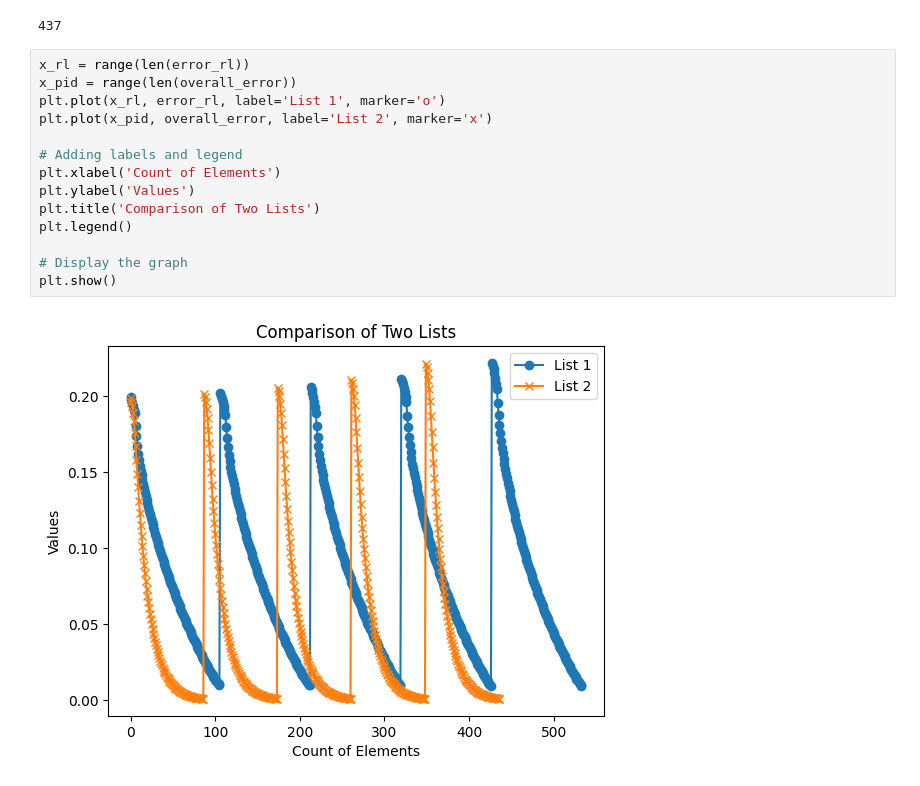
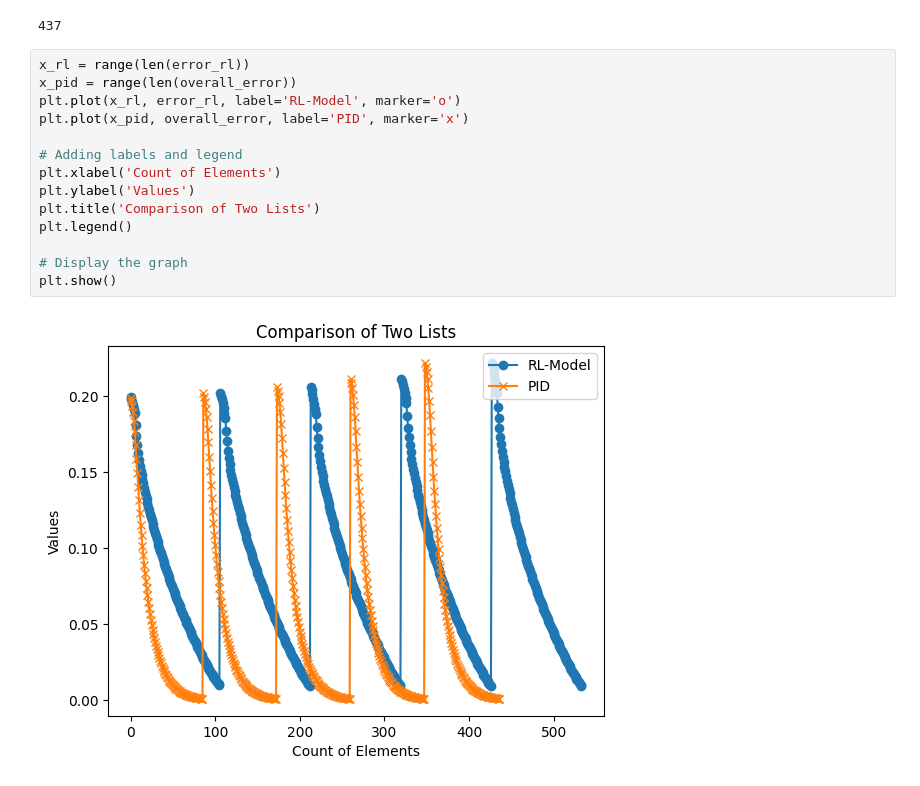
Before and after one commit to BredaUniversityADSAI/2023-24-fai2-adsai-BenjaminGraziadei223946, a Jupyter notebook: 1. Computer Vision/Full_pipeline.ipynb, the cells around one changed output. Cells and saved outputs as stored; diff of their text form.

```diff
--- a/1. Computer Vision/Full_pipeline.ipynb
+++ b/1. Computer Vision/Full_pipeline.ipynb
@@ -631,16 +631,16 @@ print(len(overall_error))
 # %%
 x_rl = range(len(error_rl))
 x_pid = range(len(overall_error))
-plt.plot(x_rl, error_rl, label='List 1', marker='o')
-plt.plot(x_pid, overall_error, label='List 2', marker='x')
+plt.plot(x_rl, error_rl, label='RL-Model', marker='o')
+plt.plot(x_pid, overall_error, label='PID', marker='x')
 
 # Adding labels and legend
 plt.xlabel('Count of Elements')
 plt.ylabel('Values')
 plt.title('Comparison of Two Lists')
 plt.legend()
 
 # Display the graph
 plt.show()
 # %% [output]
-[figure, old version]
+[figure, new version]
```
Also changed, not shown: parts of 1 cell of this notebook, 1 other file.
